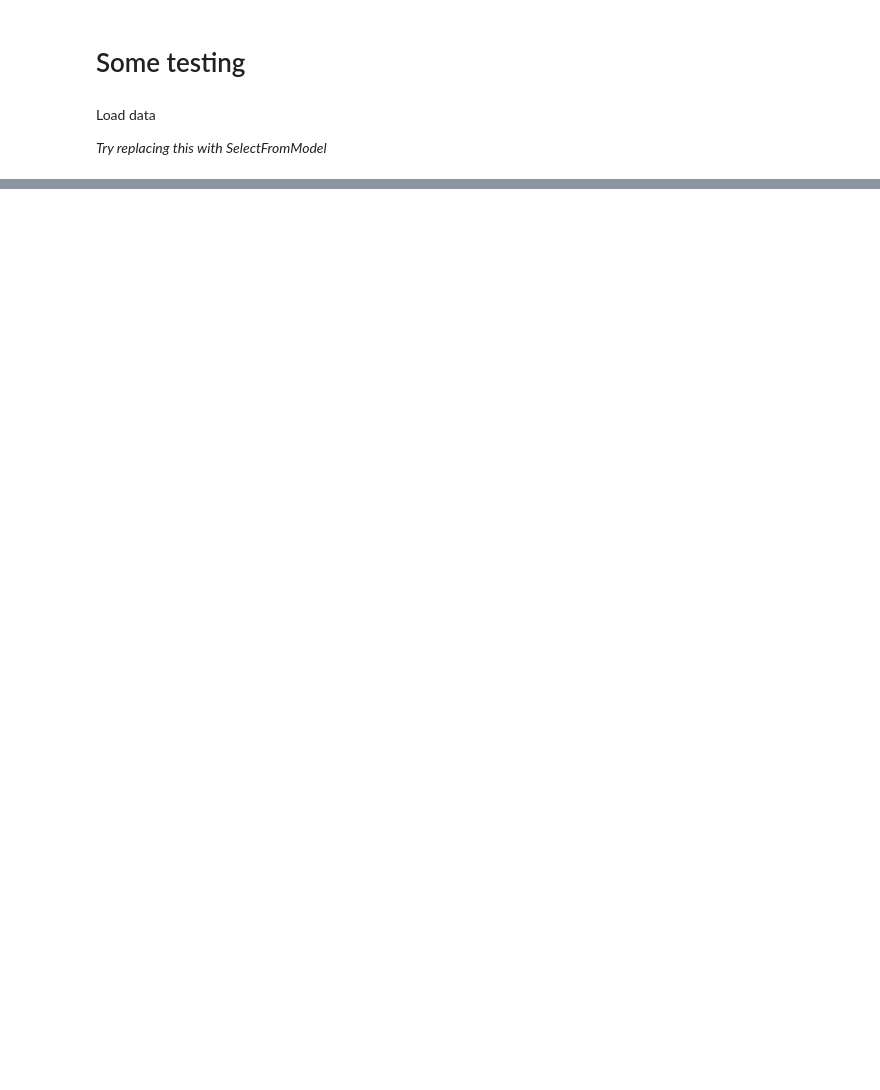
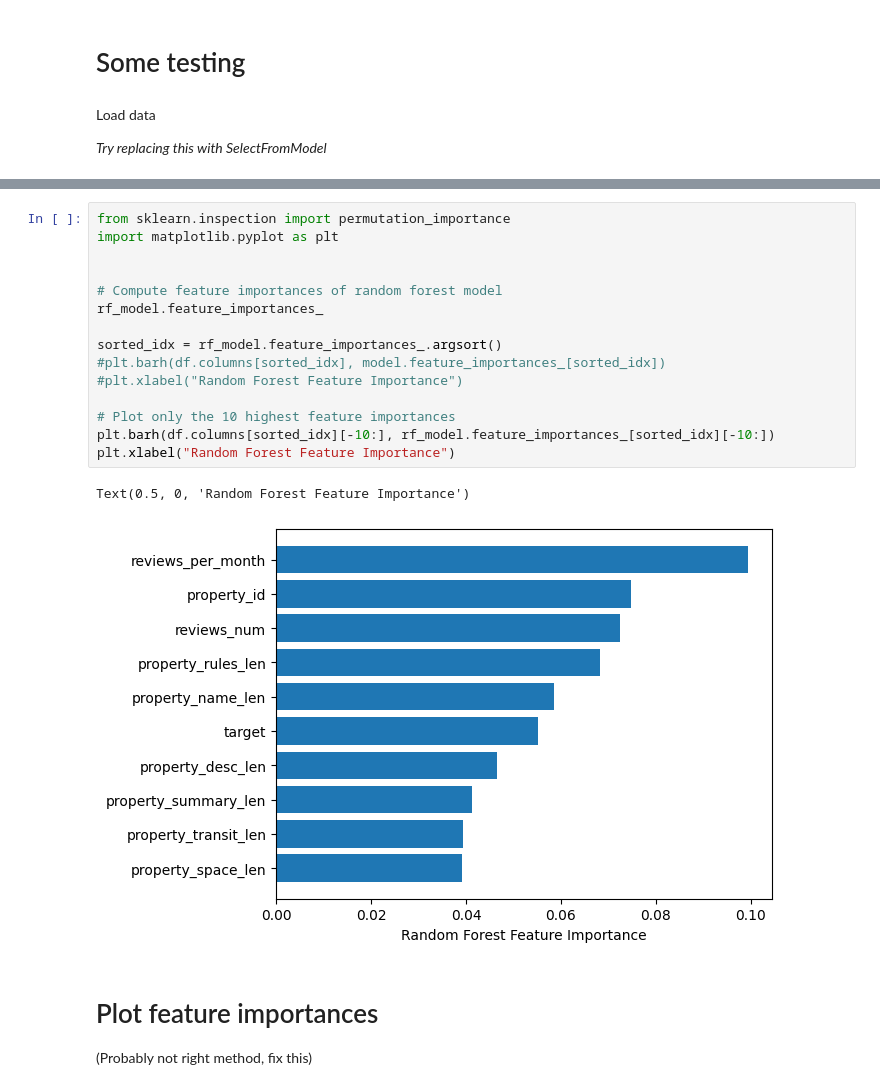
Before and after one commit to StefHerregods/AdvancedAnalytics_projects, a Jupyter notebook: assignment-1/model_testing.ipynb, the cells around one changed output, grey strips where cells are left out. Saved outputs shown, nothing was run; the diff lists cells and outputs as text; blank space fills up the shorter version.

```diff
--- a/assignment-1/model_testing.ipynb
+++ b/assignment-1/model_testing.ipynb
@@ -172 +118,22 @@ print(rmse)
+# %%
+from sklearn.inspection import permutation_importance
+import matplotlib.pyplot as plt
+
+
+# Compute feature importances of random forest model
+rf_model.feature_importances_
+
+sorted_idx = rf_model.feature_importances_.argsort()
+#plt.barh(df.columns[sorted_idx], model.feature_importances_[sorted_idx])
+#plt.xlabel("Random Forest Feature Importance")
+
+# Plot only the 10 highest feature importances
+plt.barh(df.columns[sorted_idx][-10:], rf_model.feature_importances_[sorted_idx][-10:])
+plt.xlabel("Random Forest Feature Importance")
+# %% [output]
+Text(0.5, 0, 'Random Forest Feature Importance')
+[figure, added]
+# %% [markdown]
+# Plot feature importances
+(Probably not right method, fix this)
 # %%
```
Also changed, not shown: parts of 27 cells of this notebook, 2 other files.
